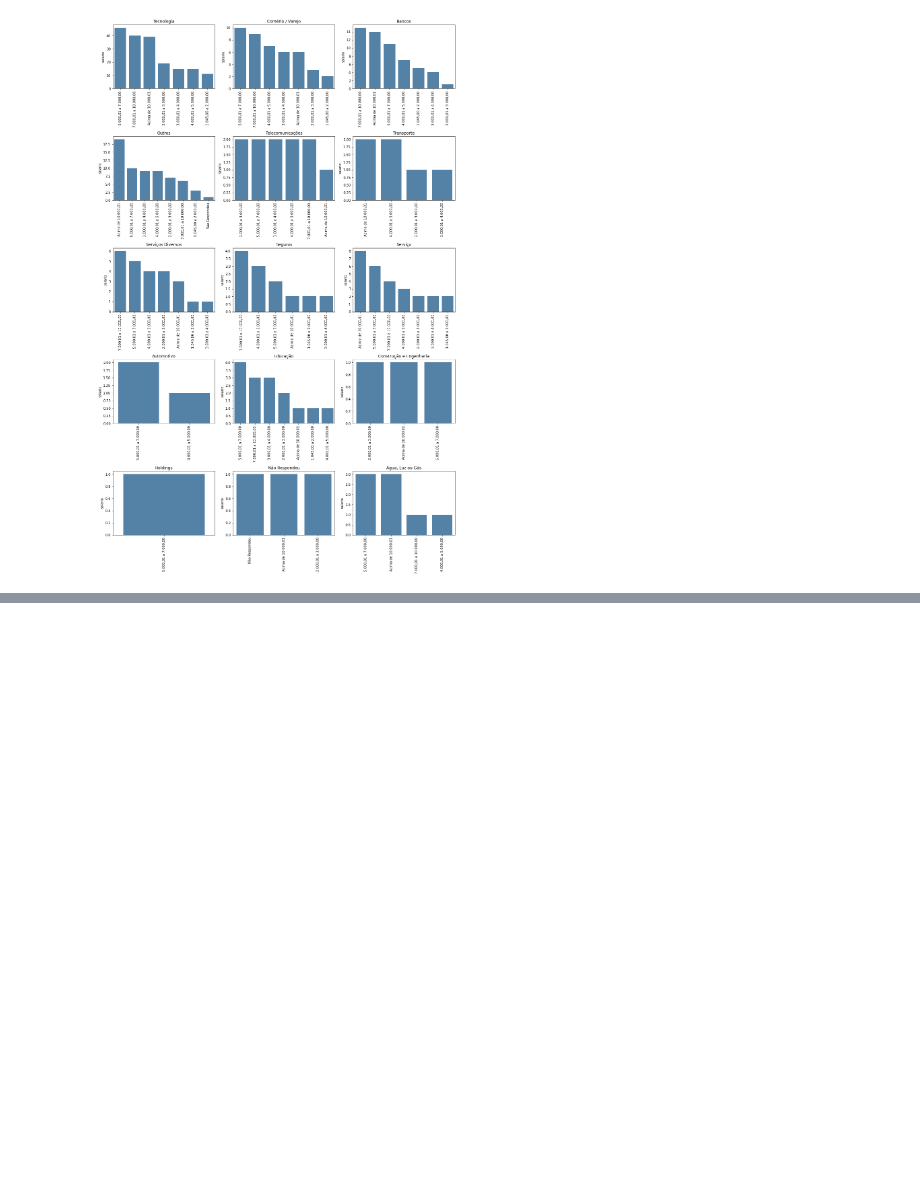
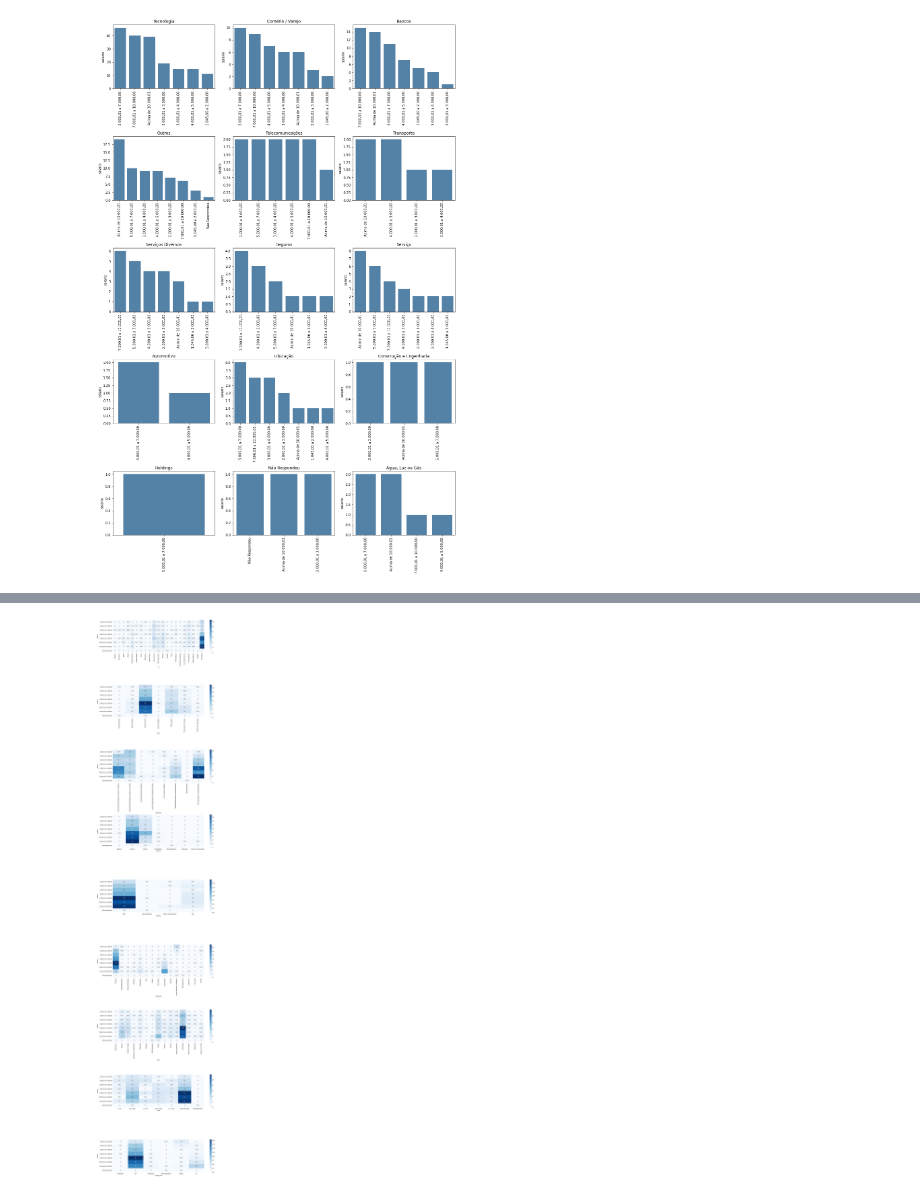
Before and after one commit to daianeklein/data-surveys, a Jupyter notebook: Pesquisa01_salariomediodados.ipynb, the cells around one changed output, grey strips where cells are left out. Drawn from its saved outputs; the diff is of its cells as text; code cells hidden in the pictures; blank space fills up the shorter version.

```diff
--- a/Pesquisa01_salariomediodados.ipynb
+++ b/Pesquisa01_salariomediodados.ipynb
@@ -774,0 +807,16 @@ sns.heatmap(data = crosstab, annot = True, cmap = 'Blues');
+# %%
+# criando tabelas para as demais variáveis
+
+plt.figure(figsize = (15, 70))
+x = 1
+
+for f in df:
+    if f != 'salario':
+        plt.subplot(10, 1, x)
+        ct = pd.crosstab(df['salario'], df[f], normalize = True) * 100
+        sns.heatmap(data = ct, annot = True, cmap = 'Blues')
+        plt.tight_layout()
+
+        x += 1
+# %% [output]
+[figure, added]
```
Also changed, not shown: parts of 16 cells of this notebook.
